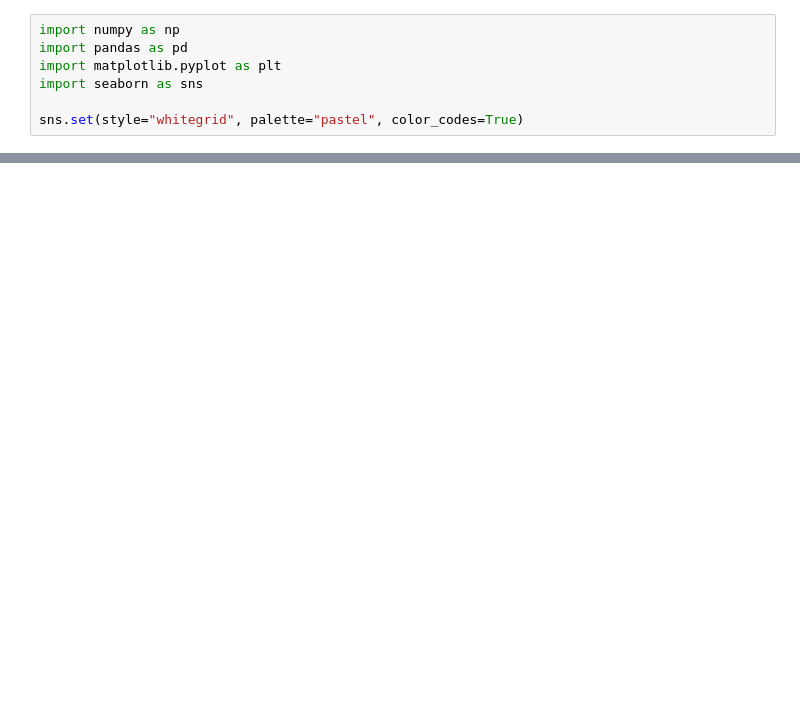
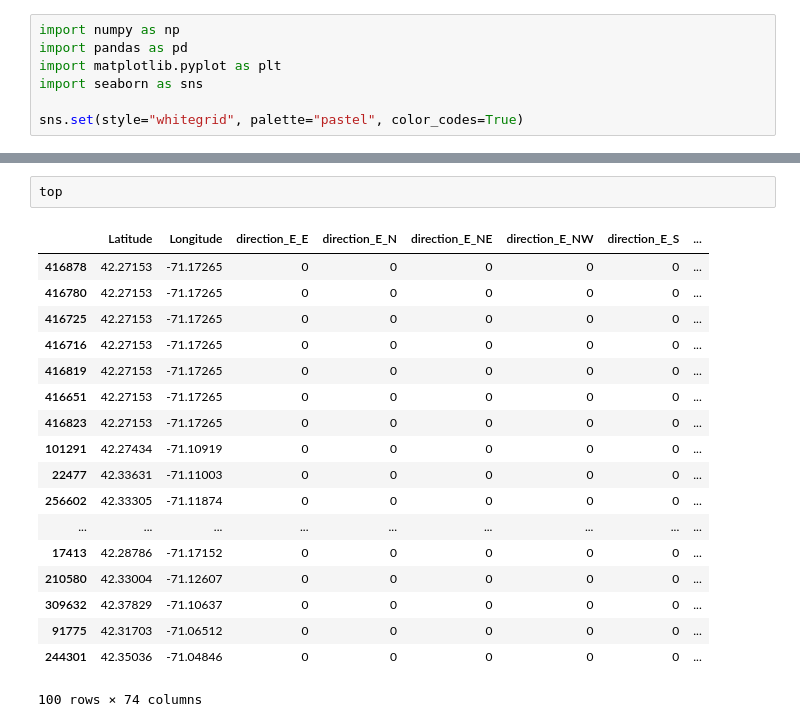
Before and after one commit to DmytroPaliichuk/competition, a Jupyter notebook: Geotab_Intersection_Congestion/getting_parameters.ipynb, the cells around one changed output, grey strips where cells are left out. Saved outputs shown, nothing was run; the diff lists cells and outputs as text; blank space fills up the shorter version.

```diff
--- a/Geotab_Intersection_Congestion/getting_parameters.ipynb
+++ b/Geotab_Intersection_Congestion/getting_parameters.ipynb
@@ -47,0 +185,21 @@ Forbidden: 403 GET https://www.googleapis.com/bigquery/v2/projects/geometric-orb
+# %%
+top
+# %% [output]
+|  | Latitude | Longitude | direction_E_E | direction_E_N | direction_E_NE | direction_E_NW | direction_E_S | ... |
+| 416878 | 42.27153 | -71.17265 | 0 | 0 | 0 | 0 | 0 | ... |
+| 416780 | 42.27153 | -71.17265 | 0 | 0 | 0 | 0 | 0 | ... |
+| 416725 | 42.27153 | -71.17265 | 0 | 0 | 0 | 0 | 0 | ... |
+| 416716 | 42.27153 | -71.17265 | 0 | 0 | 0 | 0 | 0 | ... |
+| 416819 | 42.27153 | -71.17265 | 0 | 0 | 0 | 0 | 0 | ... |
+| 416651 | 42.27153 | -71.17265 | 0 | 0 | 0 | 0 | 0 | ... |
+| 416823 | 42.27153 | -71.17265 | 0 | 0 | 0 | 0 | 0 | ... |
+| 101291 | 42.27434 | -71.10919 | 0 | 0 | 0 | 0 | 0 | ... |
+| 22477 | 42.33631 | -71.11003 | 0 | 0 | 0 | 0 | 0 | ... |
+| 256602 | 42.33305 | -71.11874 | 0 | 0 | 0 | 0 | 0 | ... |
+| ... | ... | ... | ... | ... | ... | ... | ... | ... |
+| 17413 | 42.28786 | -71.17152 | 0 | 0 | 0 | 0 | 0 | ... |
+| 210580 | 42.33004 | -71.12607 | 0 | 0 | 0 | 0 | 0 | ... |
+| 309632 | 42.37829 | -71.10637 | 0 | 0 | 0 | 0 | 0 | ... |
+| 91775 | 42.31703 | -71.06512 | 0 | 0 | 0 | 0 | 0 | ... |
+| 244301 | 42.35036 | -71.04846 | 0 | 0 | 0 | 0 | 0 | ... |
+100 rows × 74 columns
```
Also changed, not shown: parts of 22 cells of this notebook, 2 other files.
